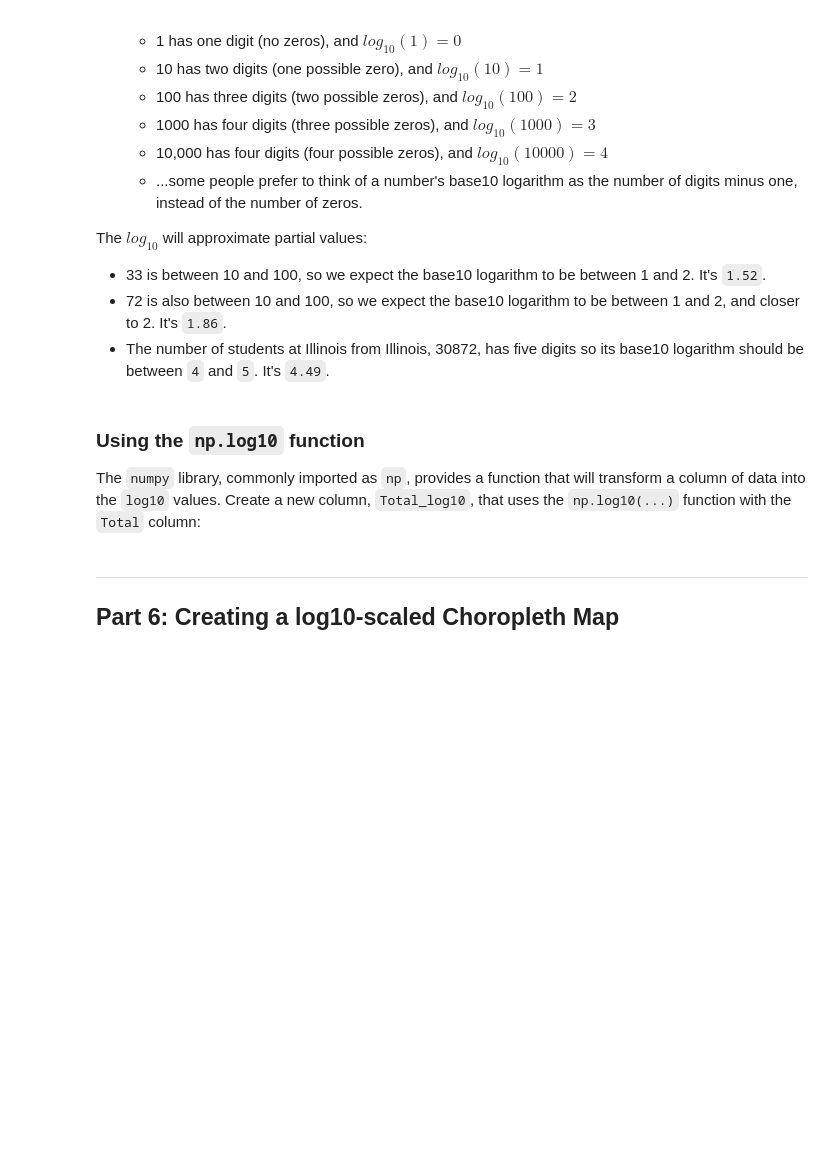
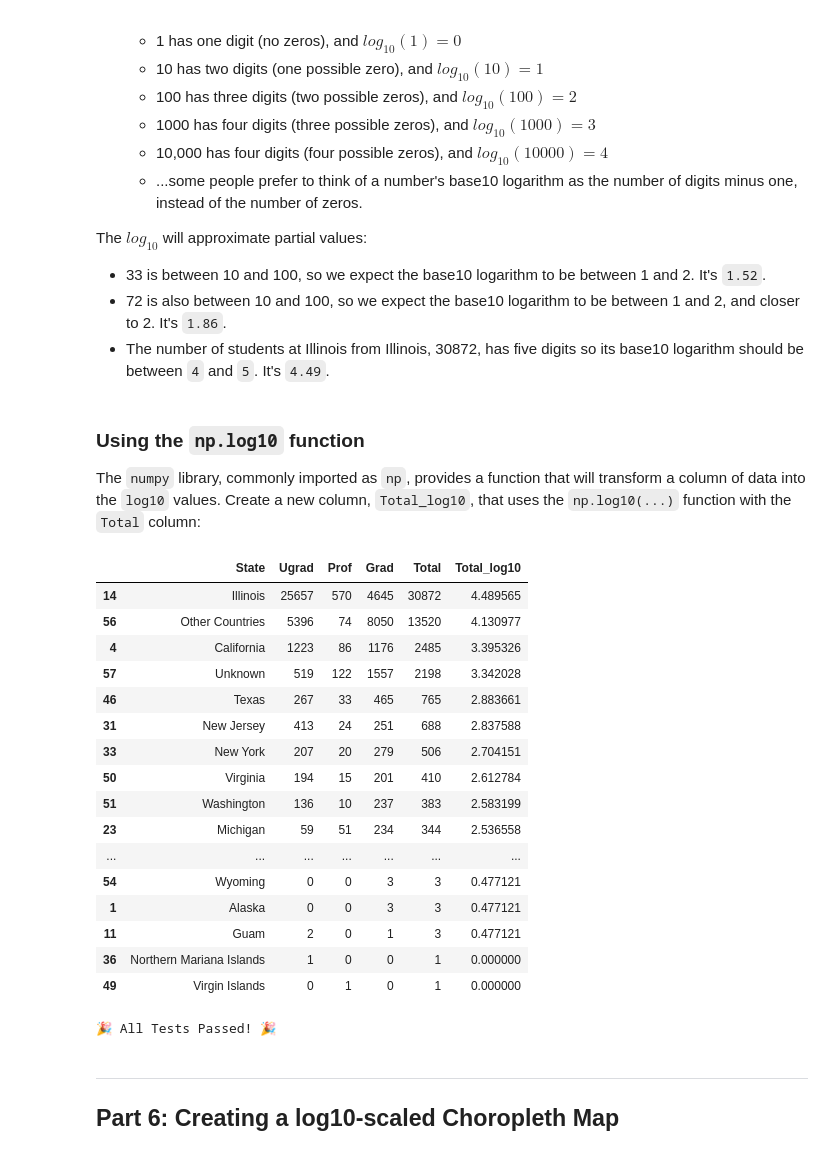
Before and after one commit to srivanik8/beginner_projects, a Jupyter notebook: microproject-07-choropleth-maps/microproject-07-choropleth-maps.ipynb, the cells around one changed output. Saved outputs shown, nothing was run; the diff lists cells and outputs as text; code cells hidden in the pictures; blank space fills up the shorter version.

```diff
--- a/microproject-07-choropleth-maps/microproject-07-choropleth-maps.ipynb
+++ b/microproject-07-choropleth-maps/microproject-07-choropleth-maps.ipynb
@@ -83,5 +85,7 @@ In the Python variable `df`, create a DataFrame containing the University of Ill
 # %%
 # Load the University of Illinois student demographic by state:
 # - The data is found in: "uiuc-dmi-students-by-permanent-home-address.csv"
-df = ...
+import pandas as pd
+import folium
+df = pd.read_csv('uiuc-dmi-students-by-permanent-home-address.csv')
 df
@@ -227,3 +285,4 @@ To be certain that there is not an error in the data, first sort the data based
 # %%
 # Sort your DataFrame `df` by the total number of students:
-...
+df = df.sort_values('Total', ascending = False)
+df
@@ -273,8 +355,26 @@ The $log_{10}$ will approximate partial values:
 The `numpy` library, commonly imported as `np`, provides a function that will transform a column of data into the `log10` values.  Create a new column, `Total_log10`, that uses the `np.log10(...)` function with the `Total` column:
 # %%
 import numpy as np
-df["Total_log10"] = ...
+df["Total_log10"] = np.log10(df['Total'])
 df
+# %% [output]
+|  | State | Ugrad | Prof | Grad | Total | Total_log10 |
+| 14 | Illinois | 25657 | 570 | 4645 | 30872 | 4.489565 |
+| 56 | Other Countries | 5396 | 74 | 8050 | 13520 | 4.130977 |
+| 4 | California | 1223 | 86 | 1176 | 2485 | 3.395326 |
+| 57 | Unknown | 519 | 122 | 1557 | 2198 | 3.342028 |
+| 46 | Texas | 267 | 33 | 465 | 765 | 2.883661 |
+| 31 | New Jersey | 413 | 24 | 251 | 688 | 2.837588 |
+| 33 | New York | 207 | 20 | 279 | 506 | 2.704151 |
+| 50 | Virginia | 194 | 15 | 201 | 410 | 2.612784 |
+| 51 | Washington | 136 | 10 | 237 | 383 | 2.583199 |
+| 23 | Michigan | 59 | 51 | 234 | 344 | 2.536558 |
+| ... | ... | ... | ... | ... | ... | ... |
+| 54 | Wyoming | 0 | 0 | 3 | 3 | 0.477121 |
+| 1 | Alaska | 0 | 0 | 3 | 3 | 0.477121 |
+| 11 | Guam | 2 | 0 | 1 | 3 | 0.477121 |
+| 36 | Northern Mariana Islands | 1 | 0 | 0 | 1 | 0.000000 |
+| 49 | Virgin Islands | 0 | 1 | 0 | 1 | 0.000000 |
 # %%
 ### TEST CASE for Part 5: Scaling Data
 import math
@@ -283,6 +383,8 @@ tada = "\N{PARTY POPPER}"
 assert('Total_log10' in df), "Ensure that your new column in `df` is called `Total_log10`."
 assert( math.isclose((np.log10(df.Total) - df["Total_log10"]).sum(), 0) ), "The values in your `Total_log10` column are incorrect."
 print(f"{tada} All Tests Passed! {tada}")
+# %% [output]
+🎉 All Tests Passed! 🎉
 # %% [markdown]
 <hr style="color: #DD3403;">
 
```
Also changed, not shown: parts of 13 cells of this notebook.
